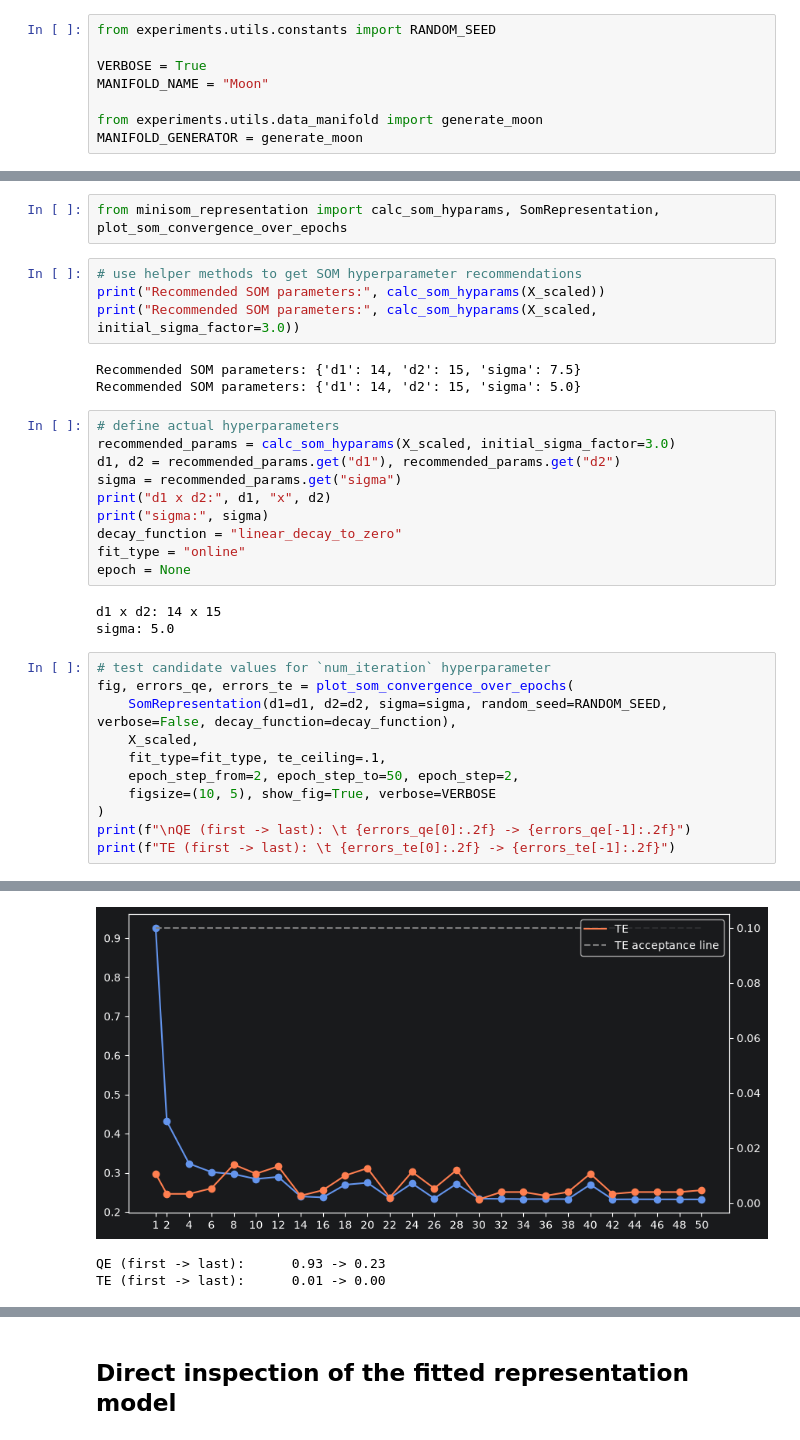
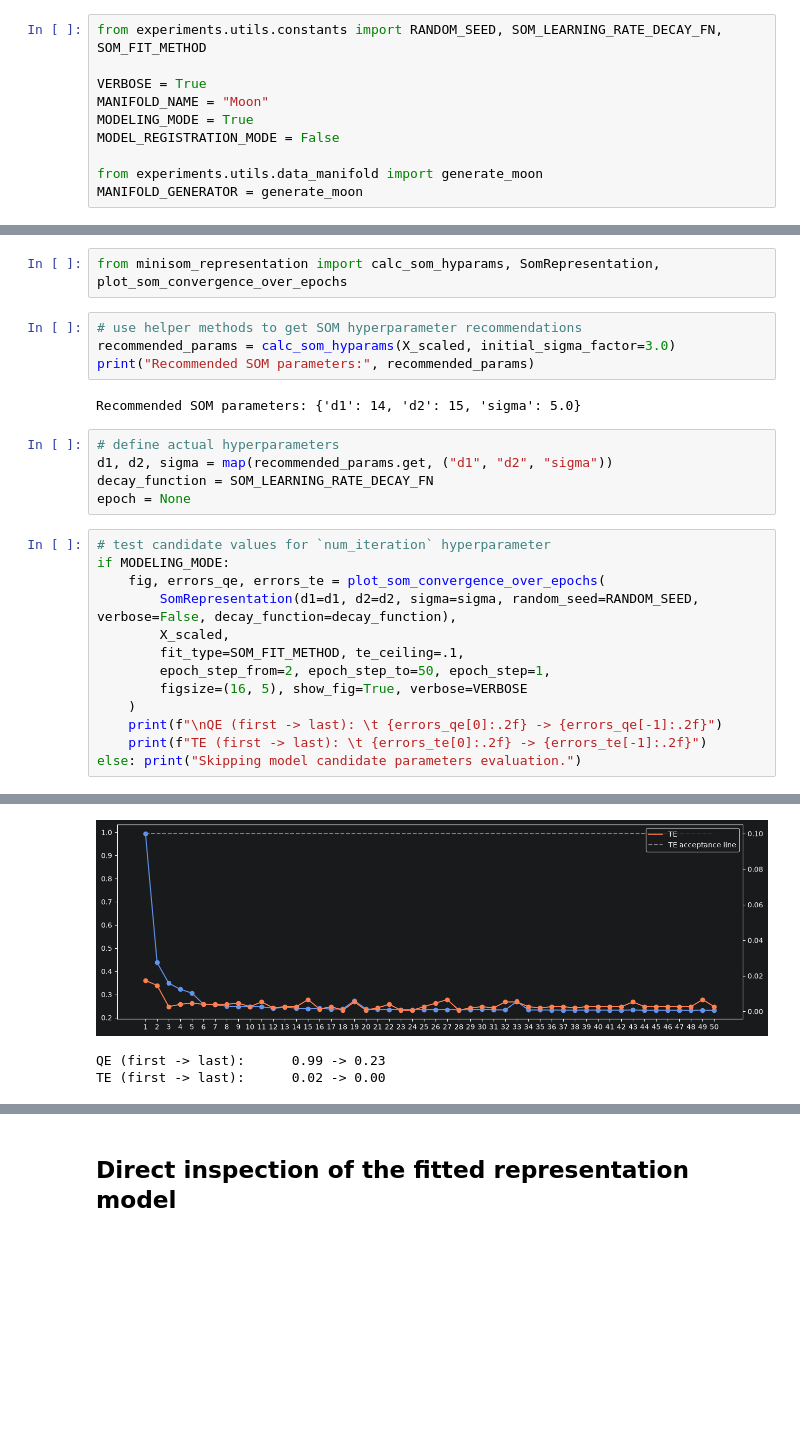
Before and after one commit to ophelia-rnd/wsom-lilypond-experiments, a Jupyter notebook: experiments/01_01_manifold_learning.ipynb, the cells around one changed output, grey strips where cells are left out. Cells and saved outputs as stored; diff of their text form; blank space fills up the shorter version.

Commit message:
Refine Manifold Learning experiment: - fix hyperparameters - rhizome layer from `lilypond` <-> ``SomRepresentation` is now fixed

```diff
--- a/experiments/01_01_manifold_learning.ipynb
+++ b/experiments/01_01_manifold_learning.ipynb
@@ -1,10 +1,12 @@
 # %% [markdown]
 # Manifold learning (_Moon_)
 # %%
-from experiments.utils.constants import RANDOM_SEED
+from experiments.utils.constants import RANDOM_SEED, SOM_LEARNING_RATE_DECAY_FN, SOM_FIT_METHOD
 
 VERBOSE = True
 MANIFOLD_NAME = "Moon"
+MODELING_MODE = True
+MODEL_REGISTRATION_MODE = False
 
 from experiments.utils.data_manifold import generate_moon
 MANIFOLD_GENERATOR = generate_moon
@@ -38,33 +40,26 @@ visualize_manifold(X_scaled, y, title=f"{MANIFOLD_NAME} manifold (scaled) in amb
 from minisom_representation import calc_som_hyparams, SomRepresentation, plot_som_convergence_over_epochs
 # %%
 # use helper methods to get SOM hyperparameter recommendations
-print("Recommended SOM parameters:", calc_som_hyparams(X_scaled))
-print("Recommended SOM parameters:", calc_som_hyparams(X_scaled, initial_sigma_factor=3.0))
+recommended_params = calc_som_hyparams(X_scaled, initial_sigma_factor=3.0)
+print("Recommended SOM parameters:", recommended_params)
 # %% [output]
-Recommended SOM parameters: {'d1': 14, 'd2': 15, 'sigma': 7.5}
 Recommended SOM parameters: {'d1': 14, 'd2': 15, 'sigma': 5.0}
 # %%
 # define actual hyperparameters
-recommended_params = calc_som_hyparams(X_scaled, initial_sigma_factor=3.0)
-d1, d2 = recommended_params.get("d1"), recommended_params.get("d2")
-sigma = recommended_params.get("sigma")
-print("d1 x d2:", d1, "x", d2)
-print("sigma:", sigma)
-decay_function = "linear_decay_to_zero"
-fit_type = "online"
+d1, d2, sigma = map(recommended_params.get, ("d1", "d2", "sigma"))
+decay_function = SOM_LEARNING_RATE_DECAY_FN
 epoch = None
-# %% [output]
-d1 x d2: 14 x 15
-sigma: 5.0
 # %%
 # test candidate values for `num_iteration` hyperparameter
-fig, errors_qe, errors_te = plot_som_convergence_over_epochs(
-    SomRepresentation(d1=d1, d2=d2, sigma=sigma, random_seed=RANDOM_SEED, verbose=False, decay_function=decay_function),
-    X_scaled,
-    fit_type=fit_type, te_ceiling=.1,
-    epoch_step_from=2, epoch_step_to=50, epoch_step=2,
-    figsize=(10, 5), show_fig=True, verbose=VERBOSE
-)
-print(f"\nQE (first -> last): \t {errors_qe[0]:.2f} -> {errors_qe[-1]:.2f}")
-print(f"TE (first -> last): \t {errors_te[0]:.2f} -> {errors_te[-1]:.2f}")
+if MODELING_MODE:
+    fig, errors_qe, errors_te = plot_som_convergence_over_epochs(
+        SomRepresentation(d1=d1, d2=d2, sigma=sigma, random_seed=RANDOM_SEED, verbose=False, decay_function=decay_function),
+        X_scaled,
+        fit_type=SOM_FIT_METHOD, te_ceiling=.1,
+        epoch_step_from=2, epoch_step_to=50, epoch_step=1,
+        figsize=(16, 5), show_fig=True, verbose=VERBOSE
+    )
+    print(f"\nQE (first -> last): \t {errors_qe[0]:.2f} -> {errors_qe[-1]:.2f}")
+    print(f"TE (first -> last): \t {errors_te[0]:.2f} -> {errors_te[-1]:.2f}")
+else: print("Skipping model candidate parameters evaluation.")
 # %% [output]
@@ -87,6 +82,6 @@ Training SOM for 48 epochs...
 Training SOM for 50 epochs...
-[figure, old version]
+[figure, new version]
-QE (first -> last):      0.93 -> 0.23
-TE (first -> last):      0.01 -> 0.00
+QE (first -> last):      0.99 -> 0.23
+TE (first -> last):      0.02 -> 0.00
 # %%
 # set selected `num_iteration` as epoch
```
Also changed, not shown: parts of 19 cells of this notebook, 3 other files.
